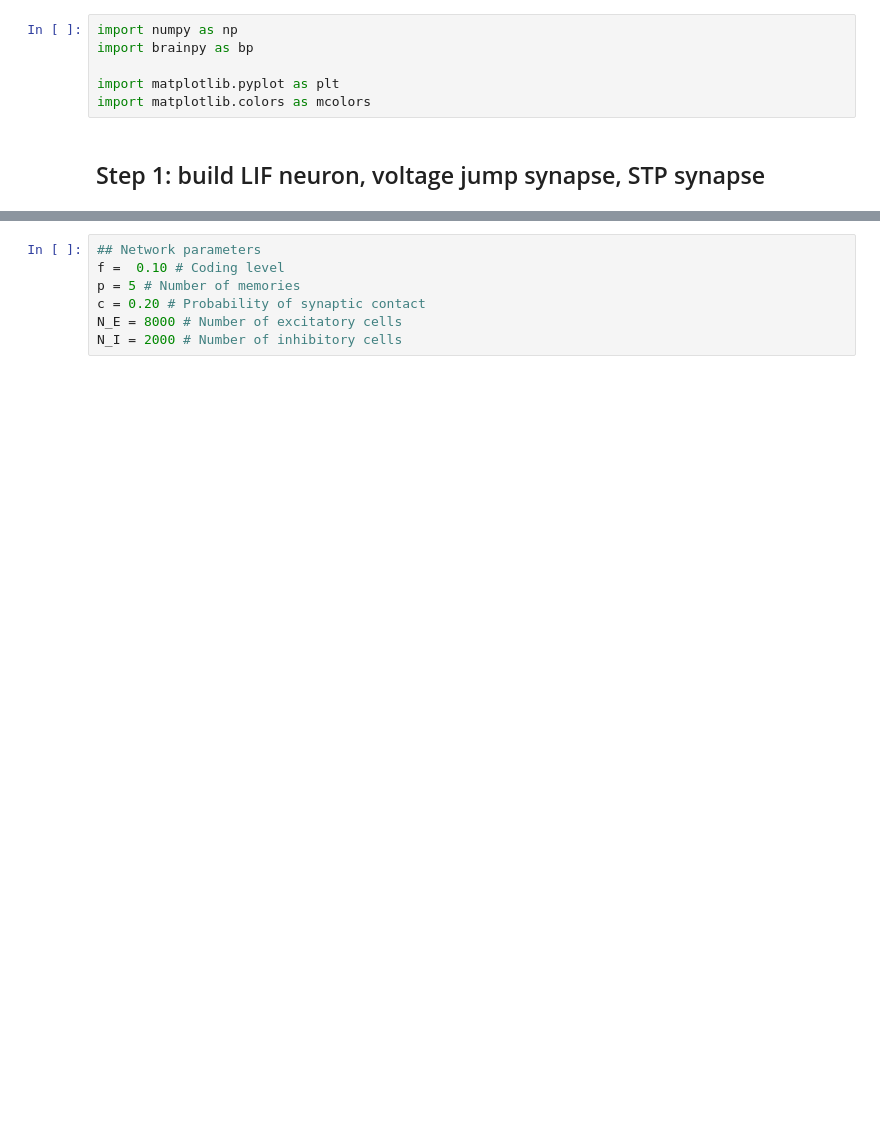
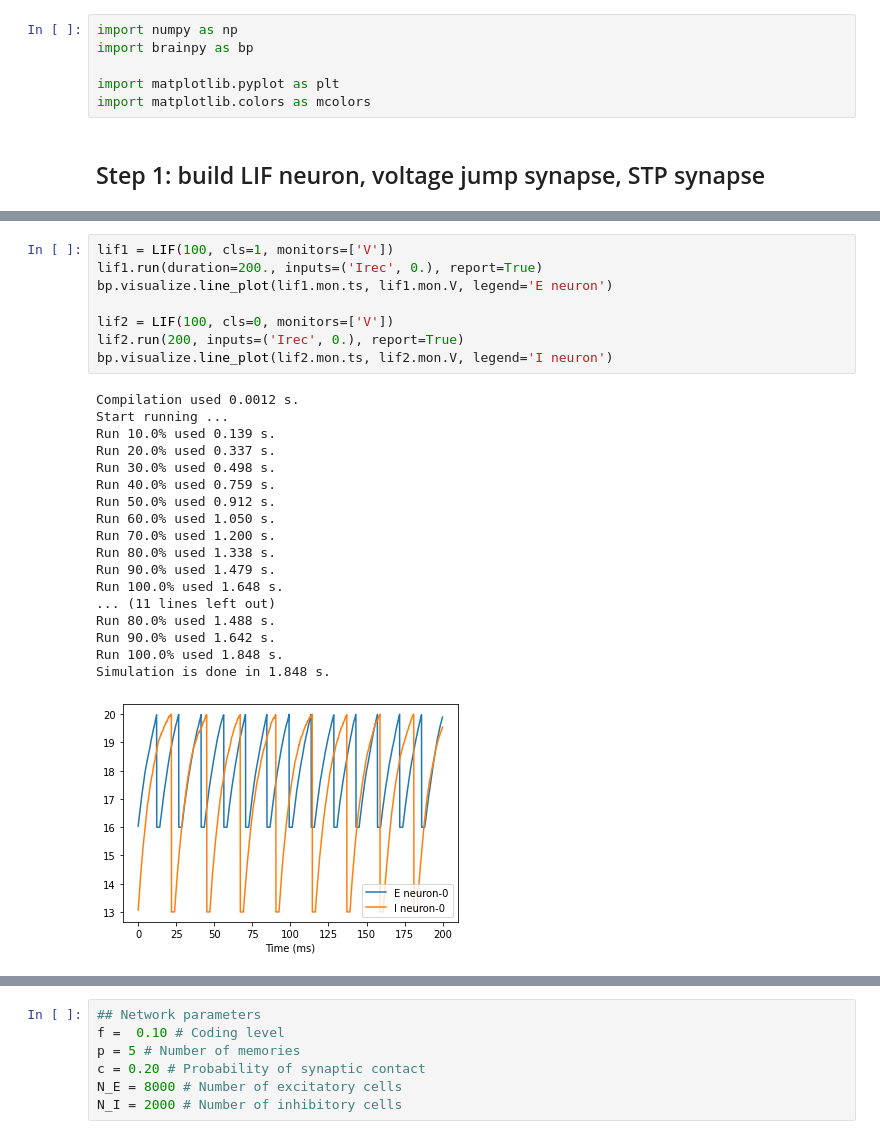
Before and after one commit to AohuaCheng/Neuro-and-Complexity-Science, a Jupyter notebook: project/project_spiking_circuit_model_for_working_memory.ipynb, the cells around one changed output, grey strips where cells are left out. Drawn from its saved outputs; the diff is of its cells as text; blank space fills up the shorter version.

```diff
--- a/project/project_spiking_circuit_model_for_working_memory.ipynb
+++ b/project/project_spiking_circuit_model_for_working_memory.ipynb
@@ -186,0 +132,27 @@ bp.visualize.line_plot(lif.mon.ts, lif.mon.V)
+# %%
+lif1 = LIF(100, cls=1, monitors=['V'])
+lif1.run(duration=200., inputs=('Irec', 0.), report=True)
+bp.visualize.line_plot(lif1.mon.ts, lif1.mon.V, legend='E neuron')
+
+lif2 = LIF(100, cls=0, monitors=['V'])
+lif2.run(200, inputs=('Irec', 0.), report=True)
+bp.visualize.line_plot(lif2.mon.ts, lif2.mon.V, legend='I neuron')
+# %% [output]
+Compilation used 0.0012 s.
+Start running ...
+Run 10.0% used 0.139 s.
+Run 20.0% used 0.337 s.
+Run 30.0% used 0.498 s.
+Run 40.0% used 0.759 s.
+Run 50.0% used 0.912 s.
+Run 60.0% used 1.050 s.
+Run 70.0% used 1.200 s.
+Run 80.0% used 1.338 s.
+Run 90.0% used 1.479 s.
+Run 100.0% used 1.648 s.
+... (11 lines left out)
+Run 80.0% used 1.488 s.
+Run 90.0% used 1.642 s.
+Run 100.0% used 1.848 s.
+Simulation is done in 1.848 s.
+[figure, added]
```
Also changed, not shown: parts of 22 cells of this notebook.
